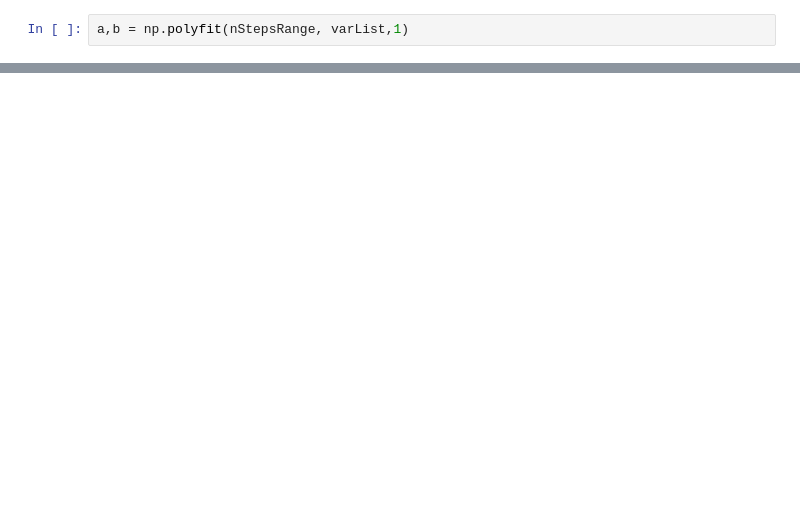
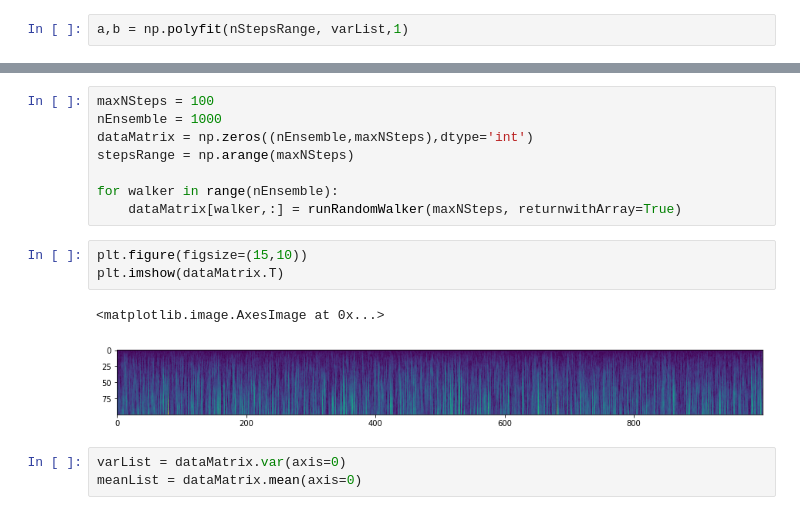
Before and after one commit to alifele/Computational-Physics, a Jupyter notebook: ComputationalPhysicsBookOld/RandomSystems/2D RandomWalker.ipynb, the cells around one changed output, grey strips where cells are left out. Saved outputs shown, nothing was run; the diff lists cells and outputs as text; blank space fills up the shorter version.

```diff
--- a/ComputationalPhysicsBookOld/RandomSystems/2D RandomWalker.ipynb
+++ b/ComputationalPhysicsBookOld/RandomSystems/2D RandomWalker.ipynb
@@ -95,0 +137,17 @@ plt.legend()
+# %%
+maxNSteps = 100
+nEnsemble = 1000
+dataMatrix = np.zeros((nEnsemble,maxNSteps),dtype='int')
+stepsRange = np.arange(maxNSteps)
+
+for walker in range(nEnsemble):
+    dataMatrix[walker,:] = runRandomWalker(maxNSteps, returnwithArray=True)
+# %%
+plt.figure(figsize=(15,10))
+plt.imshow(dataMatrix.T)
+# %% [output]
+<matplotlib.image.AxesImage at 0x...>
+[figure, added]
+# %%
+varList = dataMatrix.var(axis=0)
+meanList = dataMatrix.mean(axis=0)
```
Also changed, not shown: parts of 11 cells of this notebook, 1 other file.
